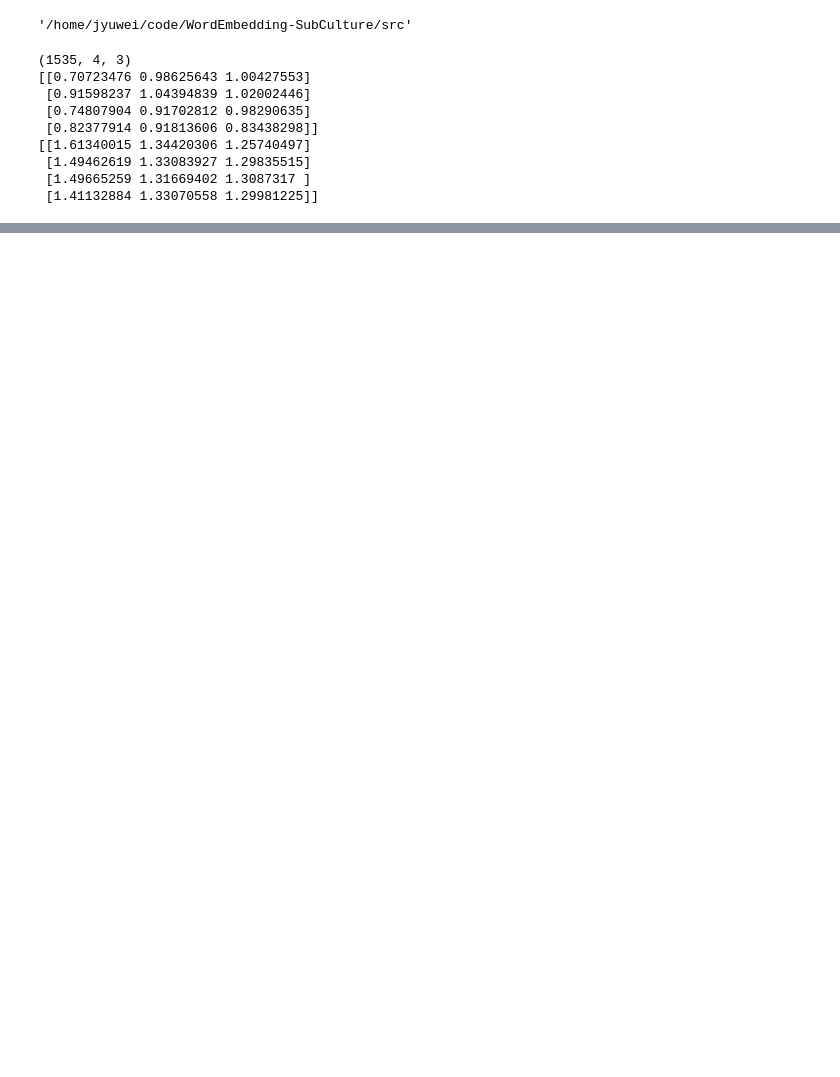
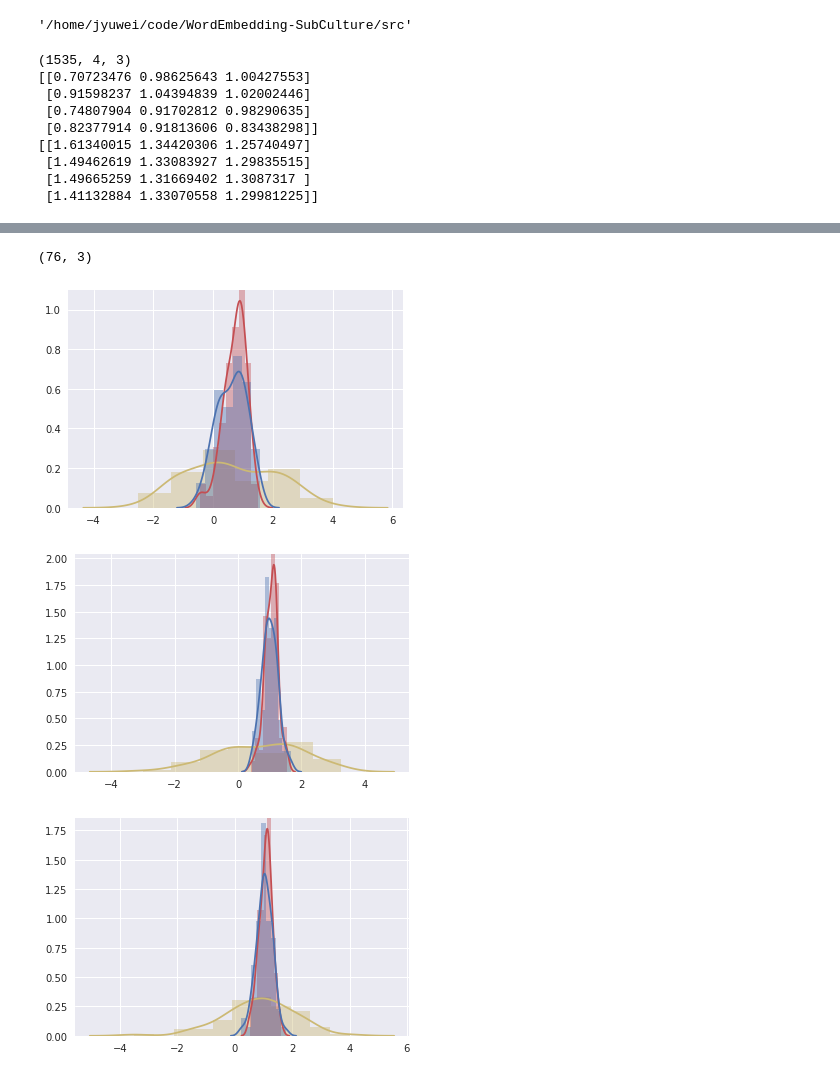
Before and after one commit to jiaojiaoloveu/WordEmbedding-SubCulture, a Jupyter notebook: src/state_prediction/plot_pred_state.ipynb, the cells around one changed output, grey strips where cells are left out. Drawn from its saved outputs; the diff is of its cells as text; code cells hidden in the pictures; blank space fills up the shorter version.

```diff
--- a/src/state_prediction/plot_pred_state.ipynb
+++ b/src/state_prediction/plot_pred_state.ipynb
@@ -116,9 +122,9 @@ plot(3)
 # %%
 with open('../result/state_prediction/svo_epa', 'r') as fp:
-    svo_epa = json.load(fp)
+    svo_epa = dict((str(item[0]), item[1]) for item in json.load(fp))
 with open('../result/state_prediction/svo_general', 'r') as fp:
-    svo_general = json.load(fp)
+    svo_general = dict((str(item[0]), item[1]) for item in json.load(fp))
 with open('../result/state_prediction/svo_github', 'r') as fp:
-    svo_github = json.load(fp)
+    svo_github = dict((str(item[0]), item[1]) for item in json.load(fp))
 with open('../result/state_prediction/svo_twitter', 'r') as fp:
-    svo_twitter = json.load(fp)
+    svo_twitter = dict((str(item[0]), item[1]) for item in json.load(fp))
@@ -136,0 +131,4 @@ print(svo_general[0:5])
+# %%
+svo_common = list(set(svo_github.keys()) & set(svo_twitter.keys()) & set(svo_general.keys()))
+print(svo_common)
+print(len(svo_common))
@@ -136,0 +138,6 @@ print(svo_general[0:5])
+# %%
+for svo in svo_common:
+    print(svo)
+    print(svo_epa[svo])
+    print(svo_general[svo])
+    print(svo_github[svo])
@@ -136,0 +162,18 @@ print(svo_general[0:5])
+# %%
+def subplot(svo_axis):
+    sub_svo_epa = np.array([svo_epa[svo][svo_axis] for svo in svo_common])
+    sub_svo_github = np.array([svo_github[svo][svo_axis] for svo in svo_common])
+    sub_svo_twitter = np.array([svo_twitter[svo][svo_axis] for svo in svo_common])
+    print(sub_svo_epa.shape)
+    for axis in range(0, 3):
+        plt.figure()
+        sns.distplot(sub_svo_epa[:, axis], color='y')
+        sns.distplot(sub_svo_github[:, axis], color='r')
+        sns.distplot(sub_svo_twitter[:, axis], color='b')
+# %%
+subplot(0)
+# %% [output]
+(76, 3)
+[figure, added]
+[figure, added]
+[figure, added]
```
Also changed, not shown: parts of 10 cells of this notebook, 2 other files.
